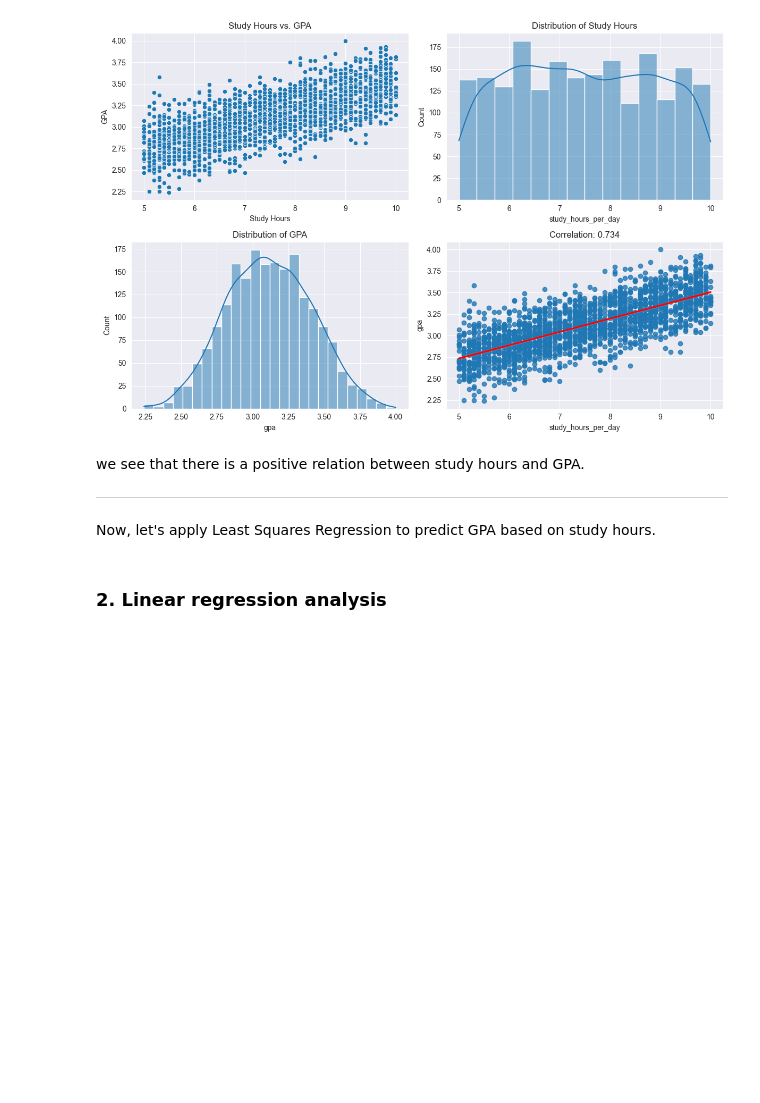
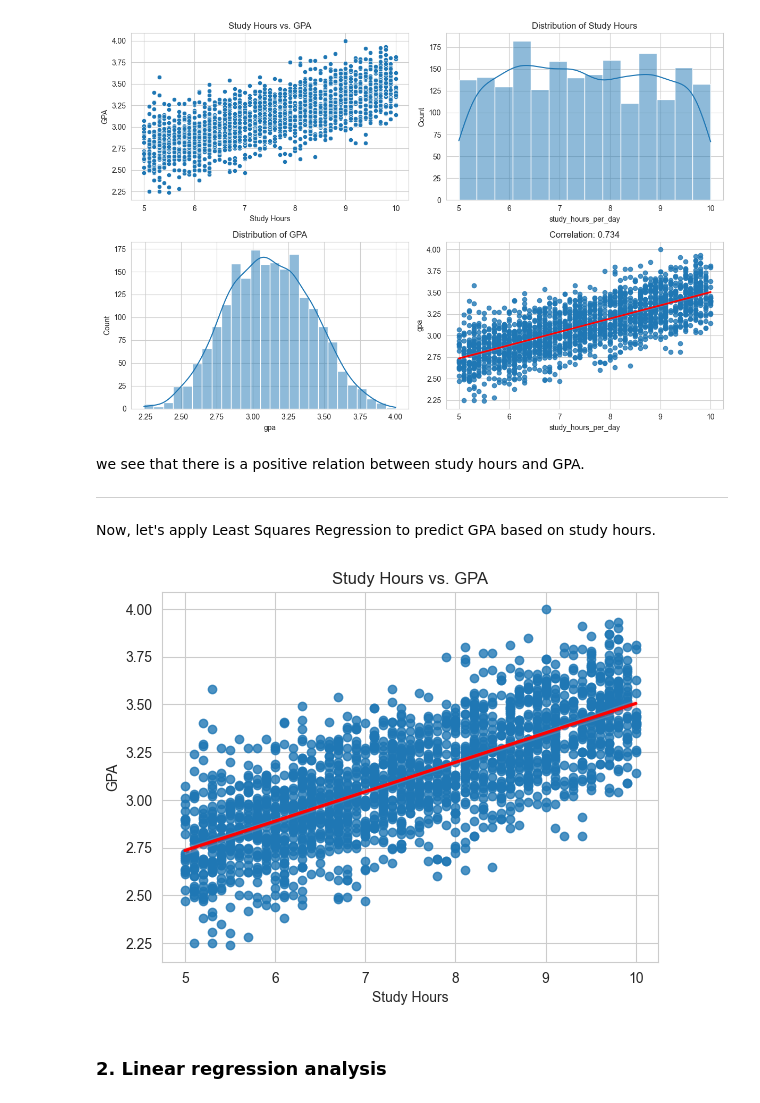
Before and after one commit to datpetr/students_habits_gpa, a Jupyter notebook: gpa_vs_study_hours.ipynb, the cells around one changed output. Saved outputs shown, nothing was run; the diff lists cells and outputs as text; code cells hidden in the pictures; blank space fills up the shorter version.

```diff
--- a/gpa_vs_study_hours.ipynb
+++ b/gpa_vs_study_hours.ipynb
@@ -58,6 +58,15 @@ plt.show()
 we see that there is a positive relation between study hours and GPA.
 ___
 Now, let's apply Least Squares Regression to predict GPA based on study hours.
+# %%
+sns.regplot(x=X, y=y, line_kws={'color': 'red'})
+plt.title('Study Hours vs. GPA')
+plt.xlabel('Study Hours')
+plt.ylabel('GPA')
+sns.set_style("whitegrid")
+plt.show()
+# %% [output]
+[figure, added]
 # %% [markdown]
 ### 2. Linear regression analysis
 # %%
```
Also changed, not shown: parts of 8 cells of this notebook.
